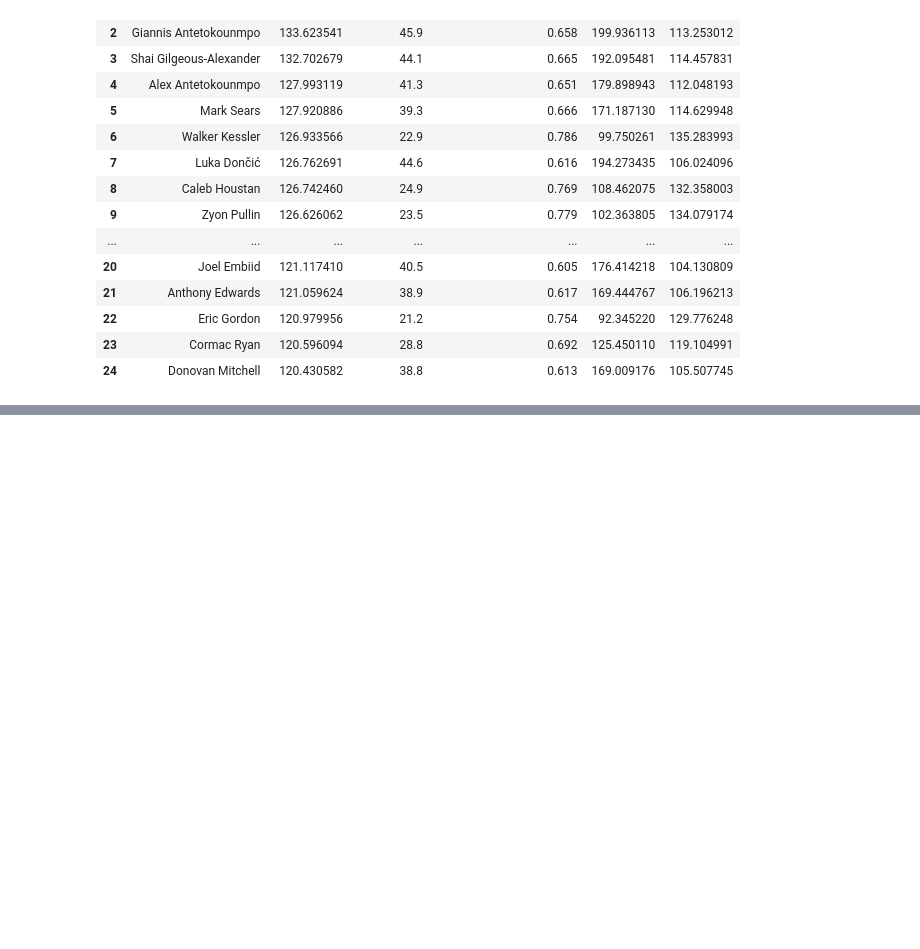
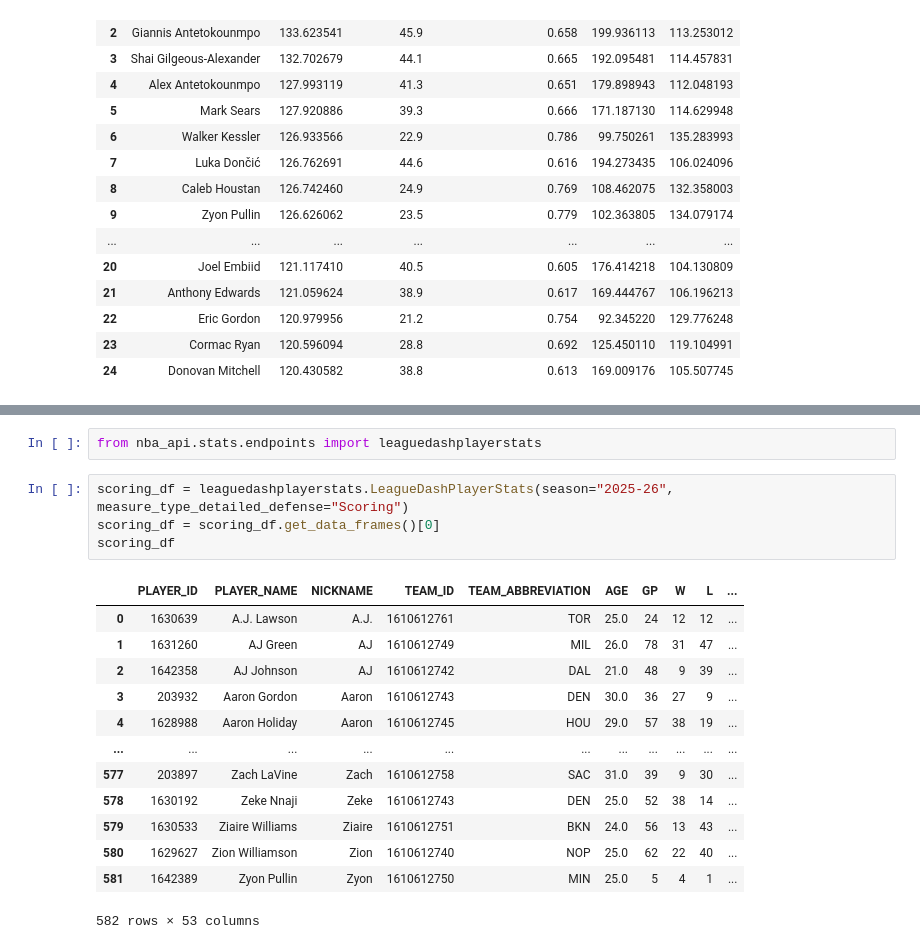
Before and after one commit to tmcewen66/basketball-analytics, a Jupyter notebook: brdatanb.ipynb, the cells around one changed output, grey strips where cells are left out. Saved outputs shown, nothing was run; the diff lists cells and outputs as text; blank space fills up the shorter version.

```diff
--- a/brdatanb.ipynb
+++ b/brdatanb.ipynb
@@ -349,0 +350,20 @@ ppg_leaders_2026
+# %%
+from nba_api.stats.endpoints import leaguedashplayerstats
+# %%
+scoring_df = leaguedashplayerstats.LeagueDashPlayerStats(season="2025-26", measure_type_detailed_defense="Scoring")
+scoring_df = scoring_df.get_data_frames()[0]
+scoring_df
+# %% [output]
+|  | PLAYER_ID | PLAYER_NAME | NICKNAME | TEAM_ID | TEAM_ABBREVIATION | AGE | GP | W | L | ... |
+| 0 | 1630639 | A.J. Lawson | A.J. | 1610612761 | TOR | 25.0 | 24 | 12 | 12 | ... |
+| 1 | 1631260 | AJ Green | AJ | 1610612749 | MIL | 26.0 | 78 | 31 | 47 | ... |
+| 2 | 1642358 | AJ Johnson | AJ | 1610612742 | DAL | 21.0 | 48 | 9 | 39 | ... |
+| 3 | 203932 | Aaron Gordon | Aaron | 1610612743 | DEN | 30.0 | 36 | 27 | 9 | ... |
+| 4 | 1628988 | Aaron Holiday | Aaron | 1610612745 | HOU | 29.0 | 57 | 38 | 19 | ... |
+| ... | ... | ... | ... | ... | ... | ... | ... | ... | ... | ... |
+| 577 | 203897 | Zach LaVine | Zach | 1610612758 | SAC | 31.0 | 39 | 9 | 30 | ... |
+| 578 | 1630192 | Zeke Nnaji | Zeke | 1610612743 | DEN | 25.0 | 52 | 38 | 14 | ... |
+| 579 | 1630533 | Ziaire Williams | Ziaire | 1610612751 | BKN | 24.0 | 56 | 13 | 43 | ... |
+| 580 | 1629627 | Zion Williamson | Zion | 1610612740 | NOP | 25.0 | 62 | 22 | 40 | ... |
+| 581 | 1642389 | Zyon Pullin | Zyon | 1610612750 | MIN | 25.0 | 5 | 4 | 1 | ... |
+582 rows × 53 columns
```
Also changed, not shown: parts of 3 cells of this notebook, 3 other files.
